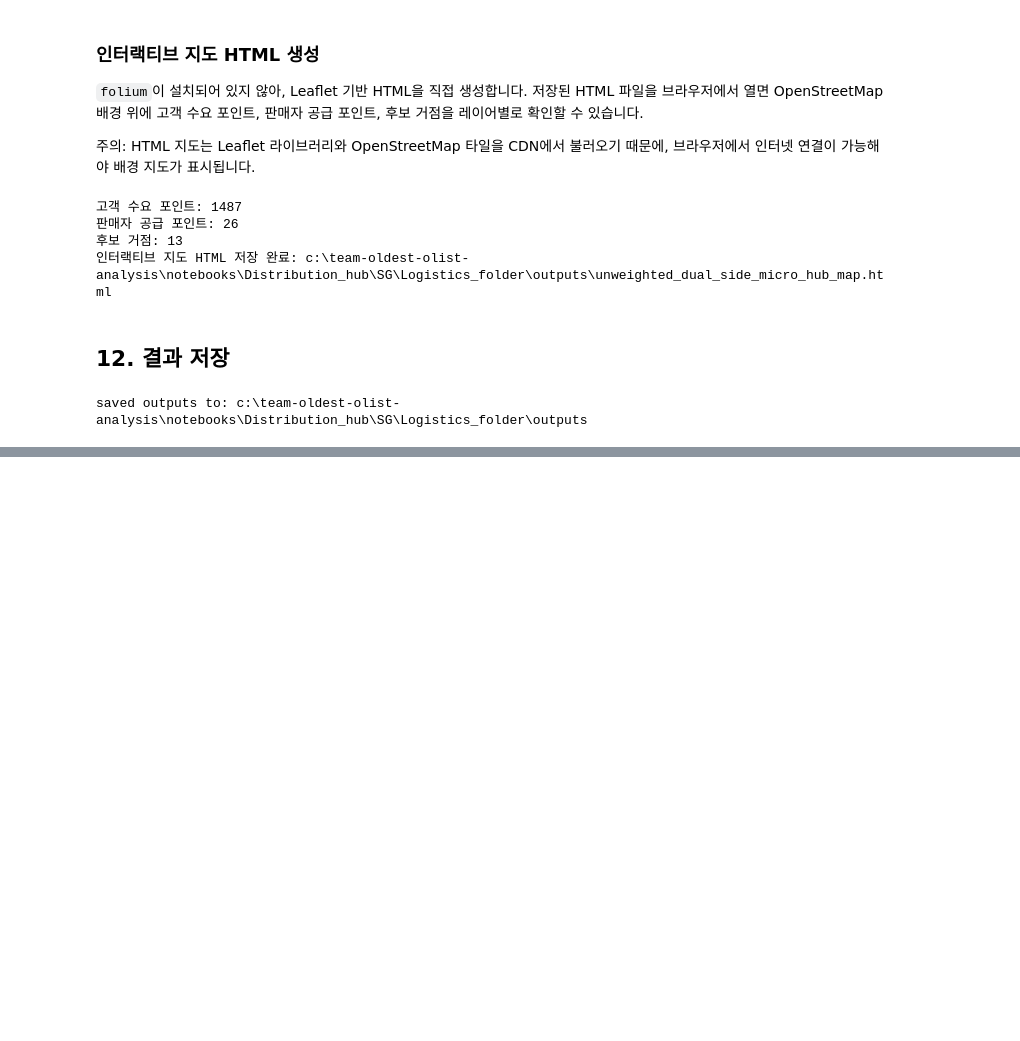
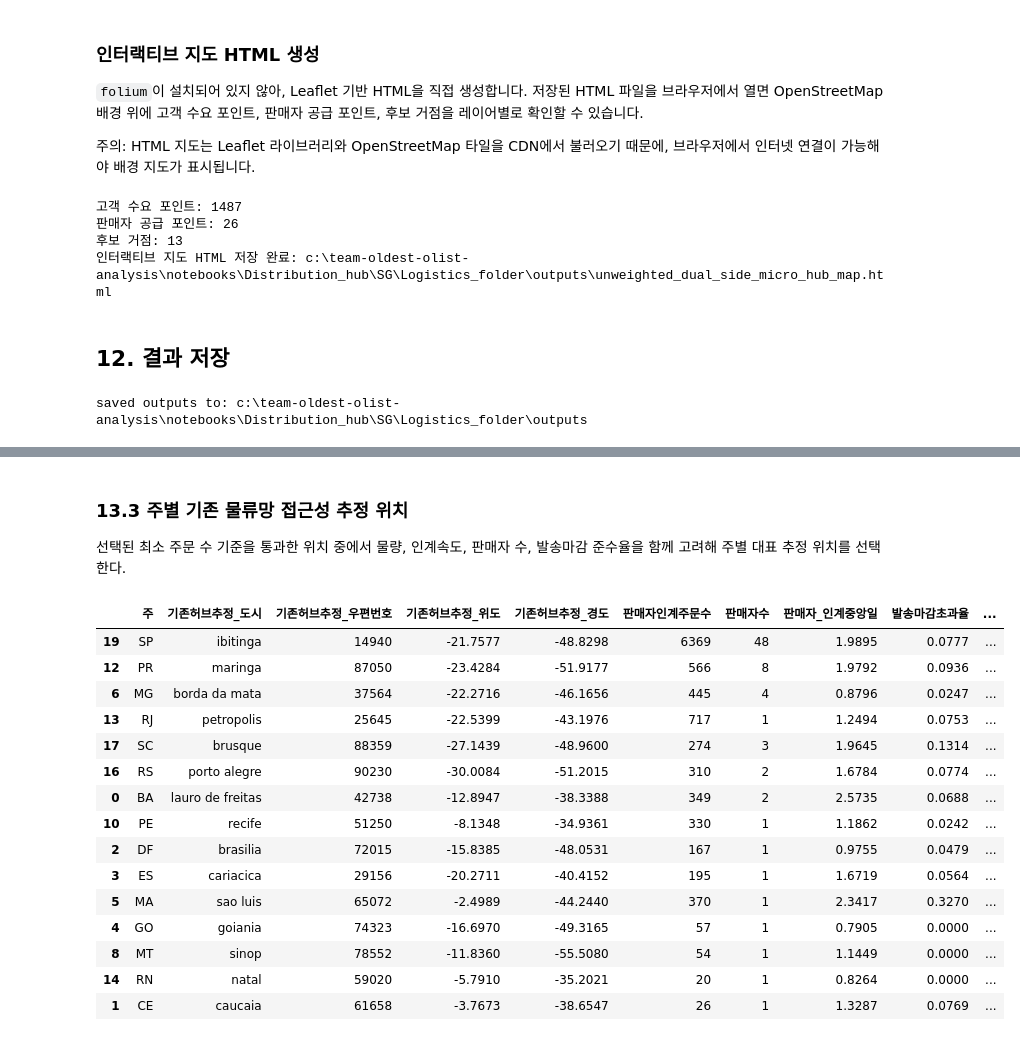
Before and after one commit to KyungminChang/team-oldest-olist-analysis, a Jupyter notebook: notebooks/Distribution_hub/SG/Logistics_folder/공동집하거점_무가중_수정.ipynb, the cells around one changed output, grey strips where cells are left out. Drawn from its saved outputs; the diff is of its cells as text; code cells hidden in the pictures; blank space fills up the shorter version.

```diff
--- a/notebooks/Distribution_hub/SG/Logistics_folder/공동집하거점_무가중_수정.ipynb
+++ b/notebooks/Distribution_hub/SG/Logistics_folder/공동집하거점_무가중_수정.ipynb
@@ -2026,0 +2290,47 @@ saved outputs to: c:\team-oldest-olist-analysis\notebooks\Distribution_hub\SG\Lo
+# %% [markdown]
+### 13.3 주별 기존 물류망 접근성 추정 위치
+
+선택된 최소 주문 수 기준을 통과한 위치 중에서 물량, 인계속도, 판매자 수, 발송마감 준수율을 함께 고려해 주별 대표 추정 위치를 선택한다.
+# %%
+seller_handover_existing_hub_estimates = (
+    representative_by_threshold[balanced_threshold]
+    .rename(columns={
+        'seller_state': '주',
+        'seller_city': '기존허브추정_도시',
+        'seller_zip_code_prefix': '기존허브추정_우편번호',
+        '위도': '기존허브추정_위도',
+        '경도': '기존허브추정_경도',
+    })
+    [[
+        '주',
+        '기존허브추정_도시',
+        '기존허브추정_우편번호',
+        '기존허브추정_위도',
+        '기존허브추정_경도',
+        '판매자인계주문수',
+        '판매자수',
+        '판매자_인계중앙일',
+        '발송마감초과율',
+        '기존허브_추정점수',
+    ]]
+    .sort_values('기존허브_추정점수', ascending=False)
+)
+
+display(seller_handover_existing_hub_estimates.head(15))
+# %% [output]
+|  | 주 | 기존허브추정_도시 | 기존허브추정_우편번호 | 기존허브추정_위도 | 기존허브추정_경도 | 판매자인계주문수 | 판매자수 | 판매자_인계중앙일 | 발송마감초과율 | ... |
+| 19 | SP | ibitinga | 14940 | -21.7577 | -48.8298 | 6369 | 48 | 1.9895 | 0.0777 | ... |
+| 12 | PR | maringa | 87050 | -23.4284 | -51.9177 | 566 | 8 | 1.9792 | 0.0936 | ... |
+| 6 | MG | borda da mata | 37564 | -22.2716 | -46.1656 | 445 | 4 | 0.8796 | 0.0247 | ... |
+| 13 | RJ | petropolis | 25645 | -22.5399 | -43.1976 | 717 | 1 | 1.2494 | 0.0753 | ... |
+| 17 | SC | brusque | 88359 | -27.1439 | -48.9600 | 274 | 3 | 1.9645 | 0.1314 | ... |
+| 16 | RS | porto alegre | 90230 | -30.0084 | -51.2015 | 310 | 2 | 1.6784 | 0.0774 | ... |
+| 0 | BA | lauro de freitas | 42738 | -12.8947 | -38.3388 | 349 | 2 | 2.5735 | 0.0688 | ... |
+| 10 | PE | recife | 51250 | -8.1348 | -34.9361 | 330 | 1 | 1.1862 | 0.0242 | ... |
+| 2 | DF | brasilia | 72015 | -15.8385 | -48.0531 | 167 | 1 | 0.9755 | 0.0479 | ... |
+| 3 | ES | cariacica | 29156 | -20.2711 | -40.4152 | 195 | 1 | 1.6719 | 0.0564 | ... |
+| 5 | MA | sao luis | 65072 | -2.4989 | -44.2440 | 370 | 1 | 2.3417 | 0.3270 | ... |
+| 4 | GO | goiania | 74323 | -16.6970 | -49.3165 | 57 | 1 | 0.7905 | 0.0000 | ... |
+| 8 | MT | sinop | 78552 | -11.8360 | -55.5080 | 54 | 1 | 1.1449 | 0.0000 | ... |
+| 14 | RN | natal | 59020 | -5.7910 | -35.2021 | 20 | 1 | 0.8264 | 0.0000 | ... |
+| 1 | CE | caucaia | 61658 | -3.7673 | -38.6547 | 26 | 1 | 1.3287 | 0.0769 | ... |
```
Also changed, not shown: parts of 14 cells of this notebook, 1 other file.
